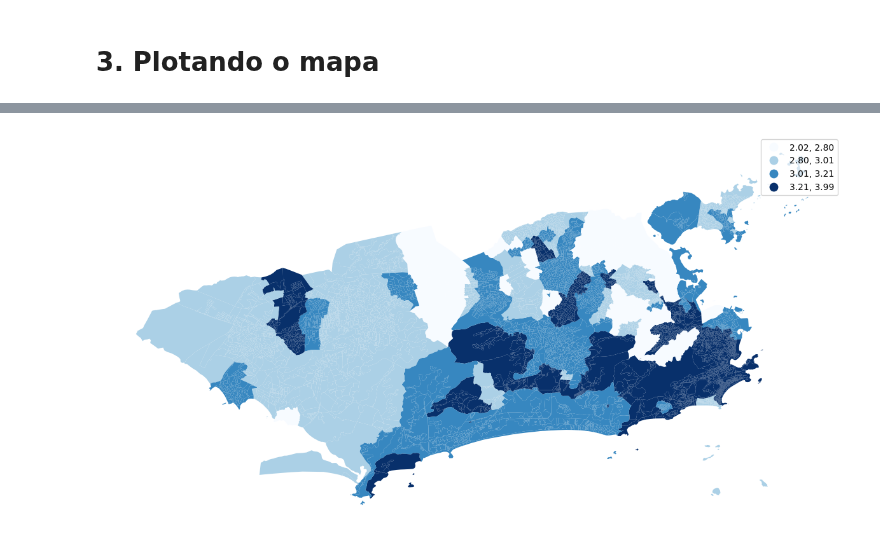
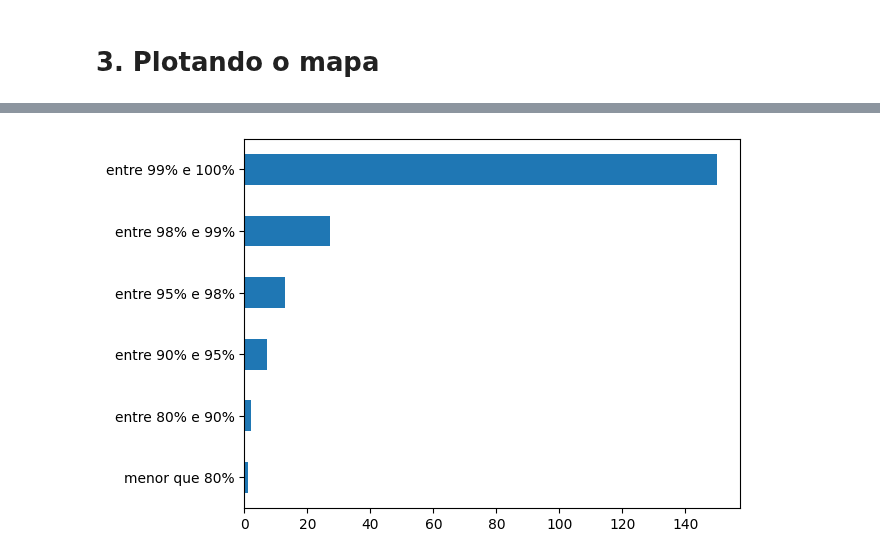
Before and after one commit to GDevigili/TCC-IBGE, a Jupyter notebook: src/data-vis/eda.ipynb, the cells around one changed output, grey strips where cells are left out. Drawn from its saved outputs; the diff is of its cells as text; code cells hidden in the pictures.

```diff
--- a/src/data-vis/eda.ipynb
+++ b/src/data-vis/eda.ipynb
@@ -272,14 +293,14 @@ plt.show();
-# %%
-ax = gdf_rio_join.plot(
-    column=var,
-    figsize=(15, 13),
-    scheme='quantiles',
-    k=4,
-    cmap='Blues',
-    legend=True,
-    # legend_kwds={'orientation': 'horizontal', 'shrink': 0.5, 'pad': 0.01, 'aspect': 50},
-    ).set_axis_off();
-# %% [output]
-[figure, removed]
+# %%
+# Define the bins and labels
+var = data_columns[0]
+bins = [0, 0.8, 0.9, 0.95, 0.98, 0.99, 1]  # replace with your list of values
+labels = ['menor que 80%', 'entre 80% e 90%', 'entre 90% e 95%', 'entre 95% e 98%', 'entre 98% e 99%', 'entre 99% e 100%']
+
+# Create the new column
+df_rio_grouped[var + '_cat'] = pd.cut(df_rio_grouped[var + '_pct'], bins=bins, labels=labels, include_lowest=True)
+# %%
+df_rio_grouped[var + '_cat'].value_counts().sort_values(ascending=True).plot.barh();
+# %% [output]
+[figure, added]
 # %%
 u = gdf_rio_join.drop(columns=['geometry']).drop_duplicates()
```
Also changed, not shown: parts of 12 cells of this notebook.
